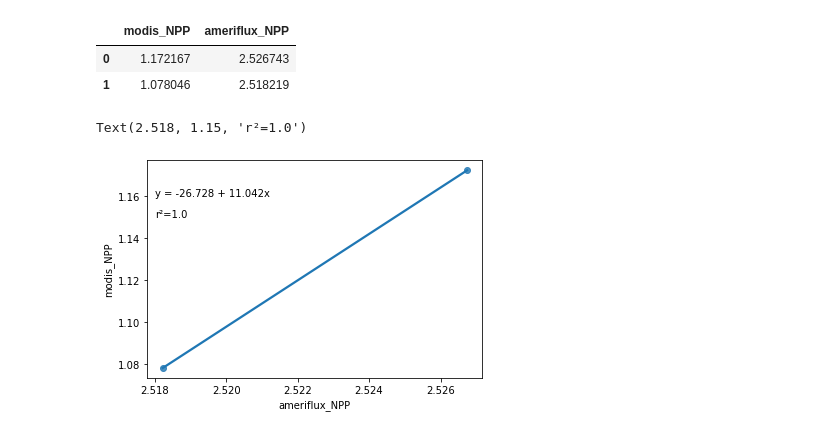
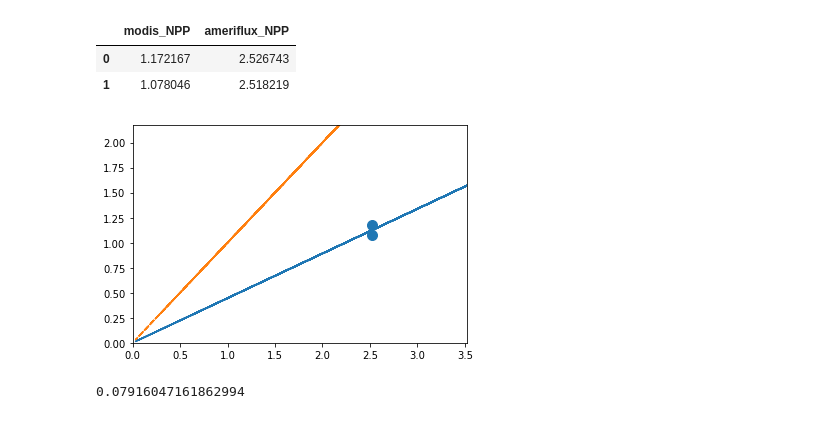
Before and after one commit to JeanArthurCostaDias/ameriflux-modis, a Jupyter notebook: Ameriflux+modis/Untitled.ipynb, the cells around one changed output. Saved outputs shown, nothing was run; the diff lists cells and outputs as text; code cells hidden in the pictures.

```diff
--- a/Ameriflux+modis/Untitled.ipynb
+++ b/Ameriflux+modis/Untitled.ipynb
@@ -88,20 +88,35 @@ npp_dataframe
 # %%
 import seaborn as sns
 import matplotlib.pyplot as plt
 import scipy
+from sklearn.linear_model import LinearRegression
 
-#gráfico com linha de regressão
-p = sns.regplot(x='ameriflux_NPP',y='modis_NPP',data=npp_dataframe,ci=None)
 
-#calculando declive, intercepto, valor r, valor p e erro padrão do declive estimado do plot acima
-slope, intercept, r, p, sterr = scipy.stats.linregress(x=p.get_lines()[0].get_xdata(),
-                                                       y=p.get_lines()[0].get_ydata())
+f, ax = plt.subplots(1)
 
-#adicionando equação da regressão no plot
-plt.text(2.518, 1.16, 'y = ' + str(round(intercept,3)) + ' + ' + str(round(slope,3)) + 'x')
 
-#adicionar r² no plot
-plt.text(2.518, 1.15, f'r²={r**2}')
+p = plt.scatter(x='ameriflux_NPP',y='modis_NPP',data=npp_dataframe,s=100) # Valores de npp no grafico
+
+
+
+rng = np.random.default_rng(1234) #seed para valores aleatórios
+
+lr_fi_false = LinearRegression(fit_intercept=False) #Fazer o valor de b em y=ax+b ser igual a 0
+fitted_reg = lr_fi_false.fit(npp_dataframe[['ameriflux_NPP']],npp_dataframe[['modis_NPP']])
+
+x = rng.uniform(0, 10, size=100) # gerando 100 valores aleatórios
+y = x * fitted_reg.coef_ # y=ax
+
+ax.plot(x,y[0]) #reta de regressão
+ax.plot(x,x, '--') # reta y=x
+
+ax.set_ylim((0, npp_dataframe['modis_NPP'].max() + 1)) # tamanho limite do plot no eixo y
+ax.set_xlim((0, npp_dataframe['ameriflux_NPP'].max() + 1)) # tamanho limite do plot no eixo y
+plt.show()
 # %% [output]
-Text(2.518, 1.15, 'r²=1.0')
-[figure, old version]
+[figure, new version]
+# %%
+r2_score = fitted_reg.score(npp_dataframe[['ameriflux_NPP']],npp_dataframe[['modis_NPP']])
+r2_score
+# %% [output]
+0.07916047161862994
```
Also changed, not shown: parts of 1 cell of this notebook.
